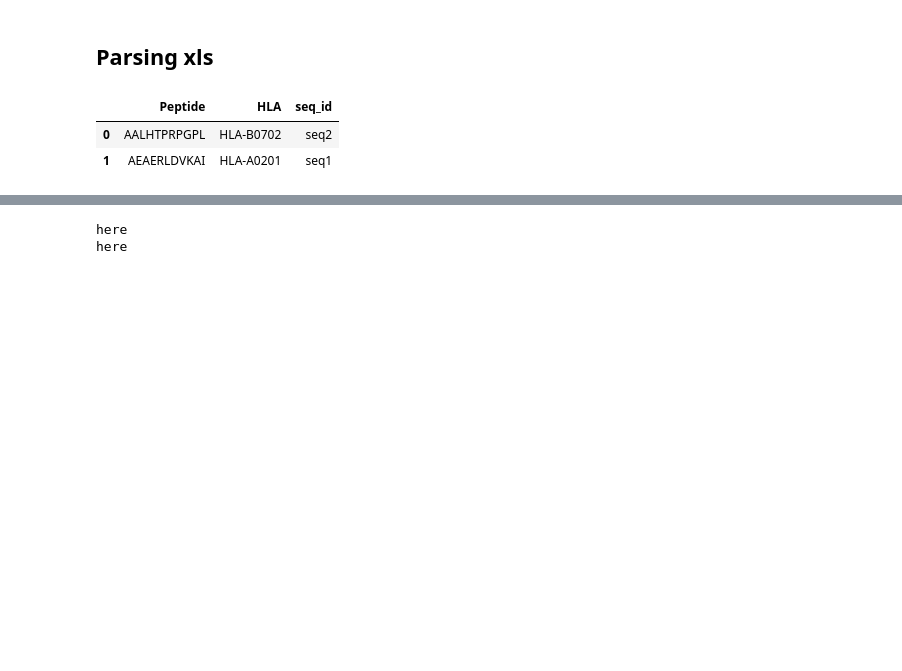
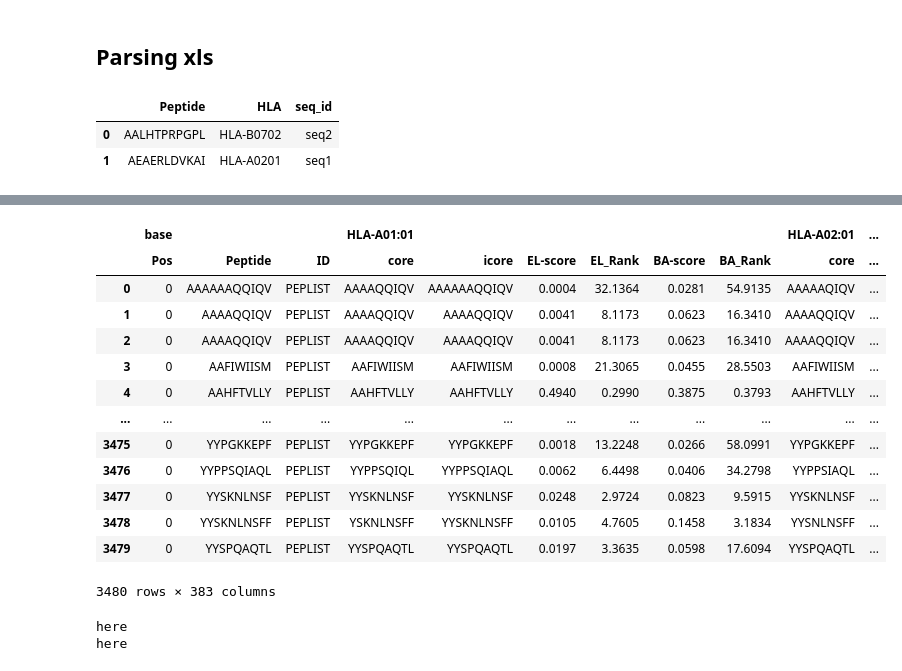
Before and after one commit to richieYT-wan/cedar, a Jupyter notebook: notebook/2210xx_Oct_newdump.ipynb, the cells around one changed output, grey strips where cells are left out. Saved outputs shown, nothing was run; the diff lists cells and outputs as text; code cells hidden in the pictures; blank space fills up the shorter version.

```diff
--- a/notebook/2210xx_Oct_newdump.ipynb
+++ b/notebook/2210xx_Oct_newdump.ipynb
@@ -213,4 +213,21 @@ display(test_xls)
 | 17 | 1 | ALHTPRPG | seq2 | ALHTPRPG- | ALHTPRPG | 0.0001 | 43.2857 | ALHTPRPG- | ALHTPRPG | 0.0001 | 35.8889 | ... |
 | 18 | 2 | LHTPRPGP | seq2 | -LHTPRPGP | LHTPRPGP | 0.0000 | 67.5000 | LHT-PRPGP | LHTPRPGP | 0.0001 | 44.2500 | ... |
 | 19 | 3 | HTPRPGPL | seq2 | HTPRPGP-L | HTPRPGPL | 0.0002 | 30.3636 | HT-PRPGPL | HTPRPGPL | 0.0116 | 4.7653 | ... |
+# %%
+read_netmhcpan_results('../data/netmhcpan_xls/cedar_neoepitope_220701.pep.xls')
+# %% [output]
+|  | base |  |  | HLA-A01:01 |  |  |  |  |  | HLA-A02:01 | ... |
+|  | Pos | Peptide | ID | core | icore | EL-score | EL_Rank | BA-score | BA_Rank | core | ... |
+| 0 | 0 | AAAAAAQQIQV | PEPLIST | AAAAQQIQV | AAAAAAQQIQV | 0.0004 | 32.1364 | 0.0281 | 54.9135 | AAAAAQIQV | ... |
+| 1 | 0 | AAAAQQIQV | PEPLIST | AAAAQQIQV | AAAAQQIQV | 0.0041 | 8.1173 | 0.0623 | 16.3410 | AAAAQQIQV | ... |
+| 2 | 0 | AAAAQQIQV | PEPLIST | AAAAQQIQV | AAAAQQIQV | 0.0041 | 8.1173 | 0.0623 | 16.3410 | AAAAQQIQV | ... |
+| 3 | 0 | AAFIWIISM | PEPLIST | AAFIWIISM | AAFIWIISM | 0.0008 | 21.3065 | 0.0455 | 28.5503 | AAFIWIISM | ... |
+| 4 | 0 | AAHFTVLLY | PEPLIST | AAHFTVLLY | AAHFTVLLY | 0.4940 | 0.2990 | 0.3875 | 0.3793 | AAHFTVLLY | ... |
+| ... | ... | ... | ... | ... | ... | ... | ... | ... | ... | ... | ... |
+| 3475 | 0 | YYPGKKEPF | PEPLIST | YYPGKKEPF | YYPGKKEPF | 0.0018 | 13.2248 | 0.0266 | 58.0991 | YYPGKKEPF | ... |
+| 3476 | 0 | YYPPSQIAQL | PEPLIST | YYPPSQIQL | YYPPSQIAQL | 0.0062 | 6.4498 | 0.0406 | 34.2798 | YYPPSIAQL | ... |
+| 3477 | 0 | YYSKNLNSF | PEPLIST | YYSKNLNSF | YYSKNLNSF | 0.0248 | 2.9724 | 0.0823 | 9.5915 | YYSKNLNSF | ... |
+| 3478 | 0 | YYSKNLNSFF | PEPLIST | YSKNLNSFF | YYSKNLNSFF | 0.0105 | 4.7605 | 0.1458 | 3.1834 | YYSNLNSFF | ... |
+| 3479 | 0 | YYSPQAQTL | PEPLIST | YYSPQAQTL | YYSPQAQTL | 0.0197 | 3.3635 | 0.0598 | 17.6094 | YYSPQAQTL | ... |
+3480 rows × 383 columns
 # %%
```
Also changed, not shown: parts of 1 cell of this notebook, 2 other files.
